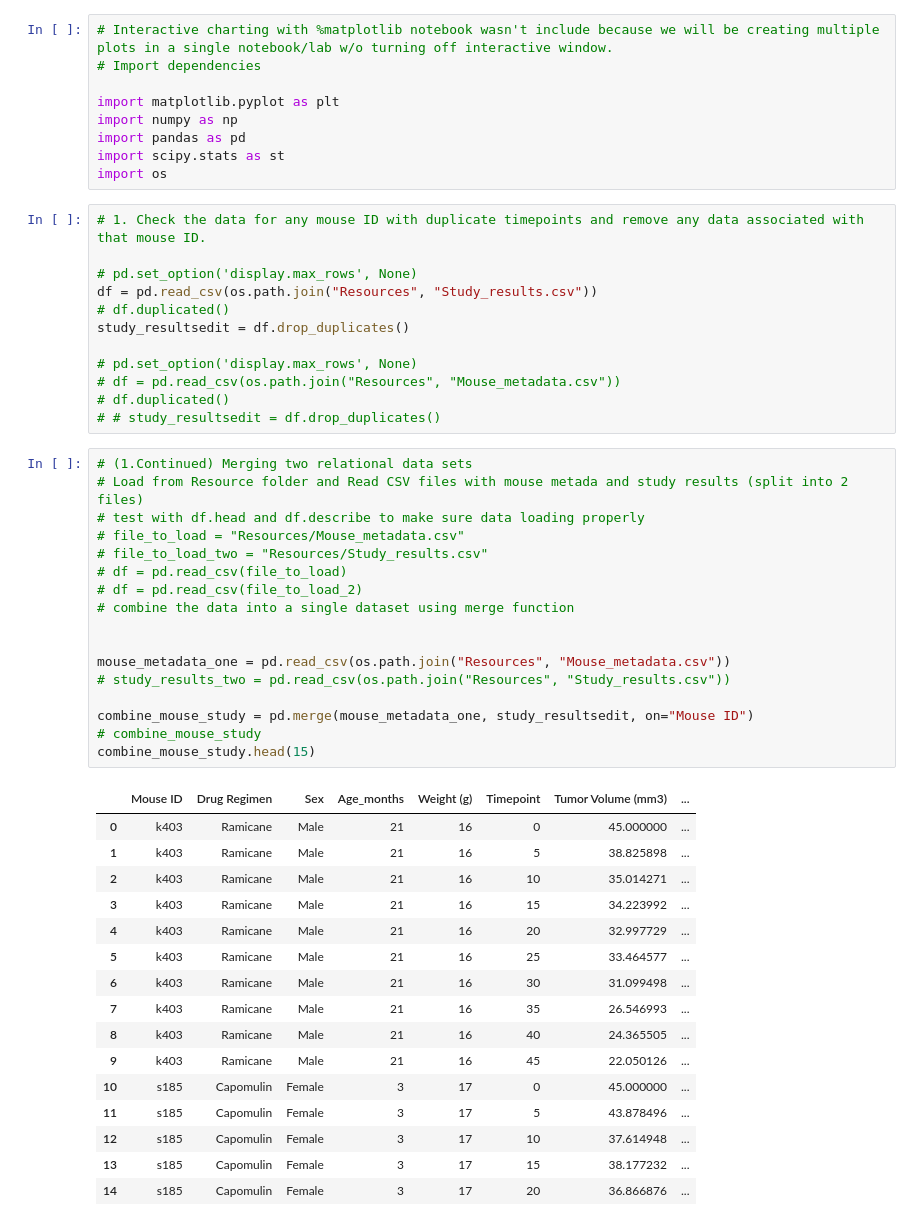
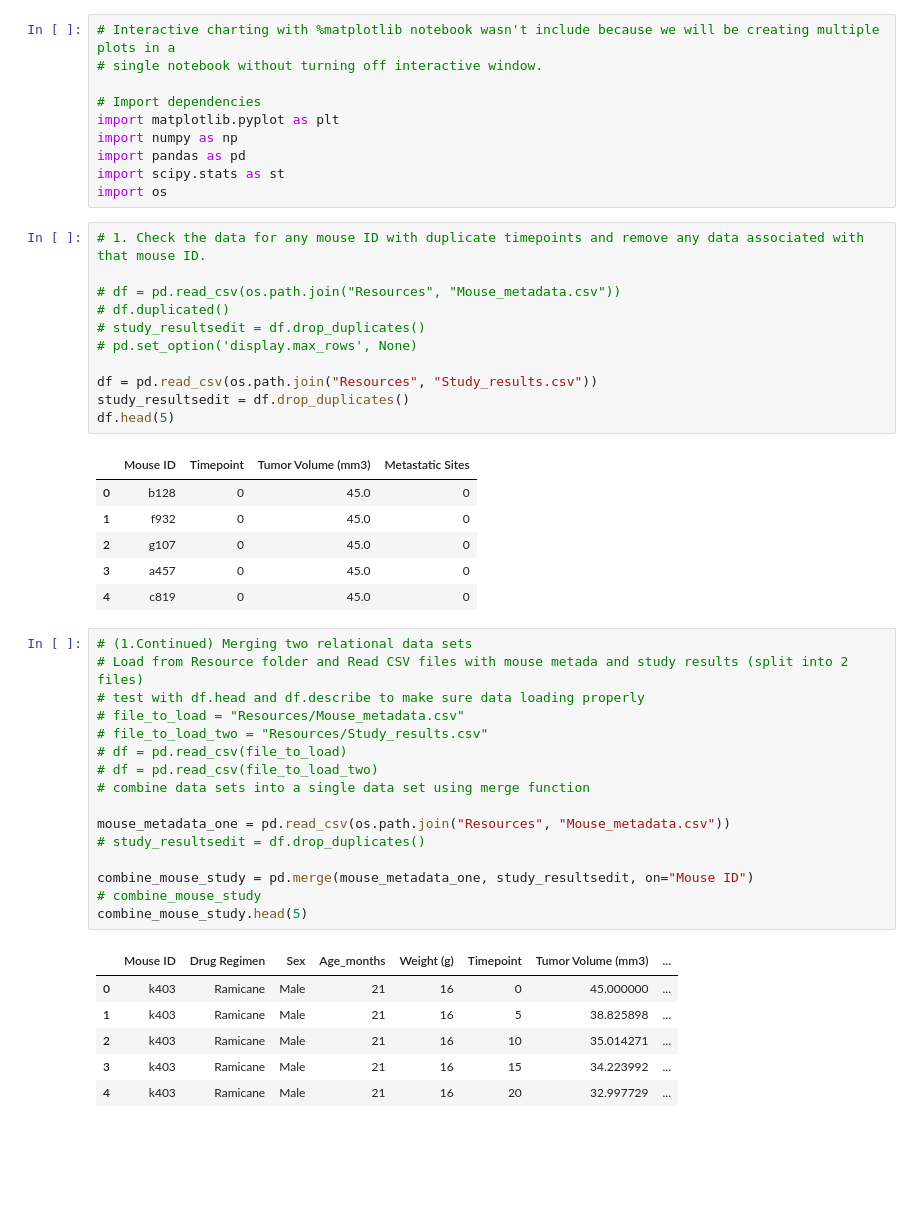
Before and after one commit to Geogith/Anti-Cancer-Skin-Treatment-Study, a Jupyter notebook: mice_study/Pymaceut.ipynb, the cells around one changed output. Cells and saved outputs as stored; diff of their text form; blank space fills up the shorter version.

```diff
--- a/mice_study/Pymaceut.ipynb
+++ b/mice_study/Pymaceut.ipynb
@@ -7,7 +20,8 @@
 # %%
-# Interactive charting with %matplotlib notebook wasn't include because we will be creating multiple plots in a single notebook/lab w/o turning off interactive window.
+# Interactive charting with %matplotlib notebook wasn't include because we will be creating multiple plots in a
+# single notebook without turning off interactive window.
+
 # Import dependencies
-
 import matplotlib.pyplot as plt
 import numpy as np
 import pandas as pd
@@ -16,47 +30,42 @@ import os
 # %%
 # 1. Check the data for any mouse ID with duplicate timepoints and remove any data associated with that mouse ID.
 
-# pd.set_option('display.max_rows', None)
-df = pd.read_csv(os.path.join("Resources", "Study_results.csv"))
-# df.duplicated()
-study_resultsedit = df.drop_duplicates()
-
-# pd.set_option('display.max_rows', None)
 # df = pd.read_csv(os.path.join("Resources", "Mouse_metadata.csv"))
 # df.duplicated()
-# # study_resultsedit = df.drop_duplicates()
+# study_resultsedit = df.drop_duplicates()
+# pd.set_option('display.max_rows', None)
+
+df = pd.read_csv(os.path.join("Resources", "Study_results.csv"))
+study_resultsedit = df.drop_duplicates()
+df.head(5)
+# %% [output]
+|  | Mouse ID | Timepoint | Tumor Volume (mm3) | Metastatic Sites |
+| 0 | b128 | 0 | 45.0 | 0 |
+| 1 | f932 | 0 | 45.0 | 0 |
+| 2 | g107 | 0 | 45.0 | 0 |
+| 3 | a457 | 0 | 45.0 | 0 |
+| 4 | c819 | 0 | 45.0 | 0 |
 # %%
 # (1.Continued) Merging two relational data sets
 # Load from Resource folder and Read CSV files with mouse metada and study results (split into 2 files)
 # test with df.head and df.describe to make sure data loading properly
 # file_to_load = "Resources/Mouse_metadata.csv"
 # file_to_load_two = "Resources/Study_results.csv"
 # df = pd.read_csv(file_to_load)
-# df = pd.read_csv(file_to_load_2)
-# combine the data into a single dataset using merge function
-
+# df = pd.read_csv(file_to_load_two)
+# combine data sets into a single data set using merge function
 
 mouse_metadata_one = pd.read_csv(os.path.join("Resources", "Mouse_metadata.csv"))
-# study_results_two = pd.read_csv(os.path.join("Resources", "Study_results.csv"))
+# study_resultsedit = df.drop_duplicates()
 
 combine_mouse_study = pd.merge(mouse_metadata_one, study_resultsedit, on="Mouse ID")
 # combine_mouse_study
-combine_mouse_study.head(15)
+combine_mouse_study.head(5)
 # %% [output]
 |  | Mouse ID | Drug Regimen | Sex | Age_months | Weight (g) | Timepoint | Tumor Volume (mm3) | ... |
 | 0 | k403 | Ramicane | Male | 21 | 16 | 0 | 45.000000 | ... |
 | 1 | k403 | Ramicane | Male | 21 | 16 | 5 | 38.825898 | ... |
 | 2 | k403 | Ramicane | Male | 21 | 16 | 10 | 35.014271 | ... |
 | 3 | k403 | Ramicane | Male | 21 | 16 | 15 | 34.223992 | ... |
 | 4 | k403 | Ramicane | Male | 21 | 16 | 20 | 32.997729 | ... |
-| 5 | k403 | Ramicane | Male | 21 | 16 | 25 | 33.464577 | ... |
-| 6 | k403 | Ramicane | Male | 21 | 16 | 30 | 31.099498 | ... |
-| 7 | k403 | Ramicane | Male | 21 | 16 | 35 | 26.546993 | ... |
-| 8 | k403 | Ramicane | Male | 21 | 16 | 40 | 24.365505 | ... |
-| 9 | k403 | Ramicane | Male | 21 | 16 | 45 | 22.050126 | ... |
-| 10 | s185 | Capomulin | Female | 3 | 17 | 0 | 45.000000 | ... |
-| 11 | s185 | Capomulin | Female | 3 | 17 | 5 | 43.878496 | ... |
-| 12 | s185 | Capomulin | Female | 3 | 17 | 10 | 37.614948 | ... |
-| 13 | s185 | Capomulin | Female | 3 | 17 | 15 | 38.177232 | ... |
-| 14 | s185 | Capomulin | Female | 3 | 17 | 20 | 36.866876 | ... |
 # %%
```
Also changed, not shown: parts of 13 cells of this notebook.
